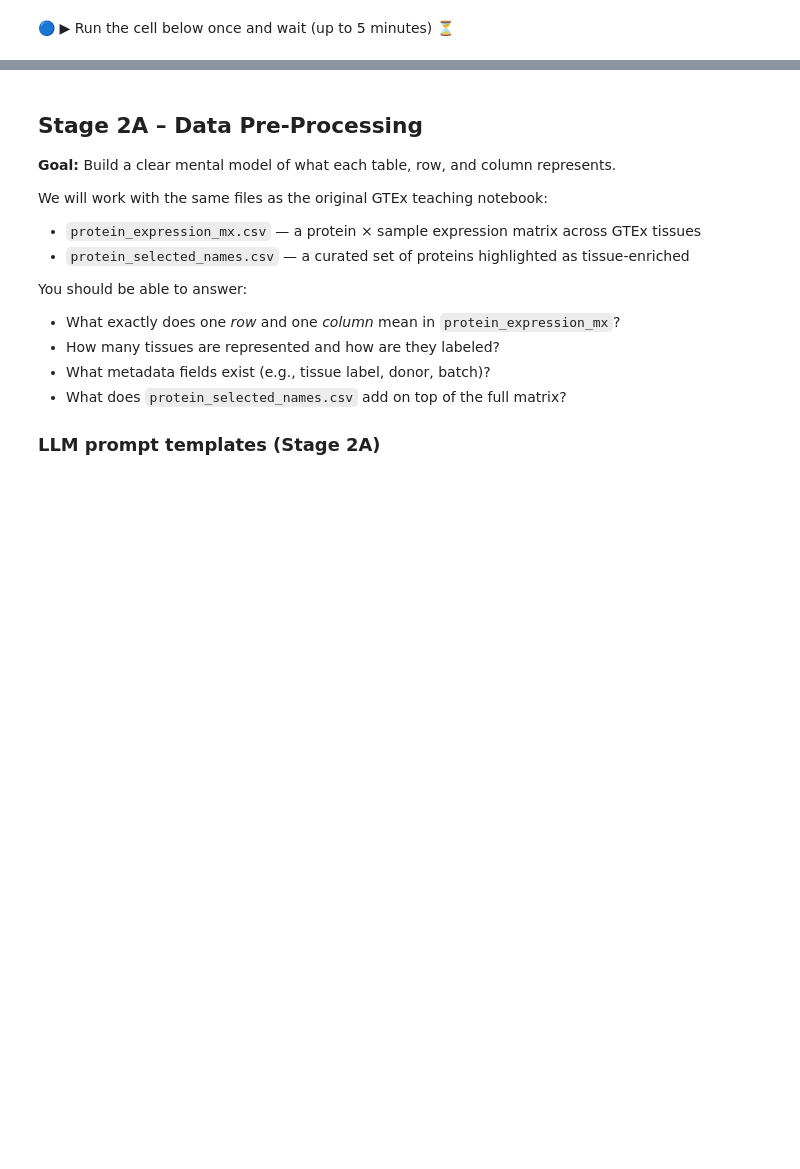
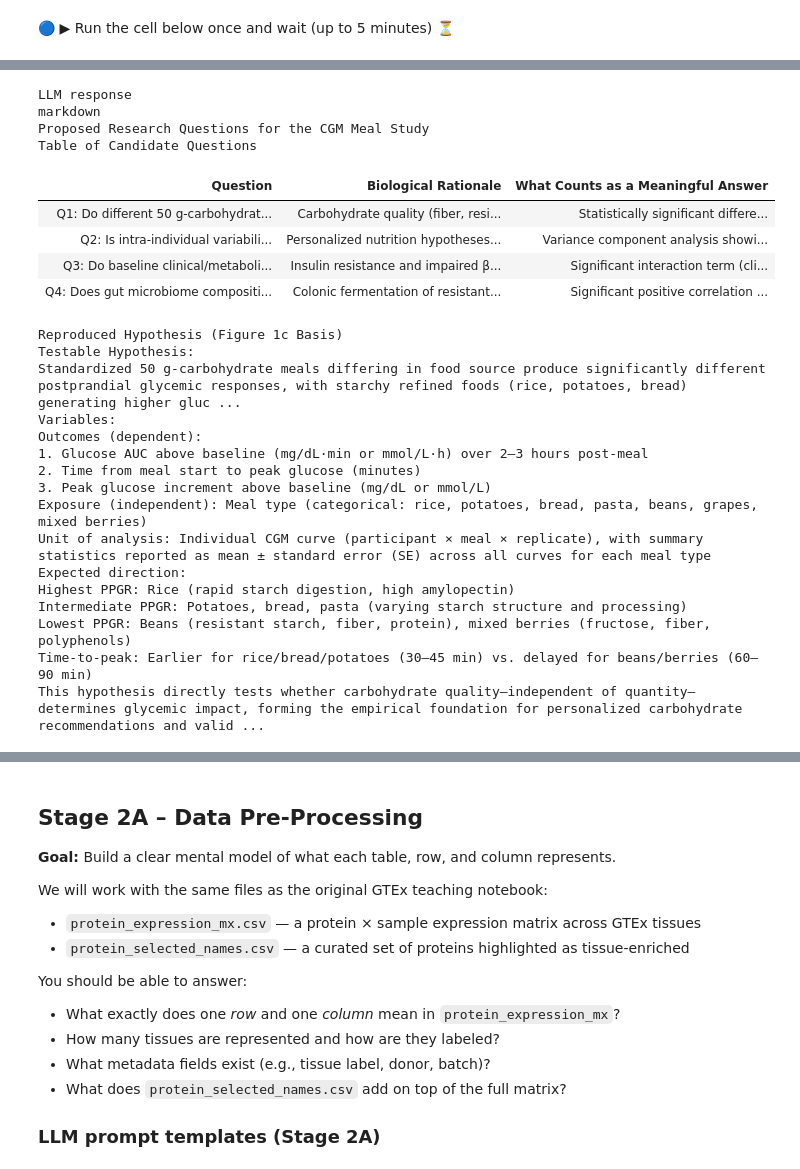
Before and after one commit to nick-allen21/cs273c-proj-spr26, a Jupyter notebook: Algorithmic_Thinking_and_Proteomics_Data_Pretty.ipynb, the cells around one changed output, grey strips where cells are left out. Saved outputs shown, nothing was run; the diff lists cells and outputs as text; code cells hidden in the pictures; blank space fills up the shorter version.

Commit message:
Stage 1: biological question + verification

```diff
--- a/Algorithmic_Thinking_and_Proteomics_Data_Pretty.ipynb
+++ b/Algorithmic_Thinking_and_Proteomics_Data_Pretty.ipynb
@@ -340,16 +330,26 @@ Avoid questions that require metadata not present (e.g., disease status, genotyp
 # %%
 %%sdo_llm --show-reply
 
-Load the GTEx proteomics files:
-- `protein_expression_mx.csv` (protein abundance across multiple human tissues)
-- `protein_selected_names.csv` (curated list of tissue-enriched proteins)
+Study data: continuous glucose monitoring (CGM) curves from 55 participants who each ate
+seven standardized 50 g-carbohydrate meals (rice, potatoes, bread, pasta, beans, grapes,
+mixed berries) in replicate, alongside paired clinical/metabolic and microbiome profiling.
 
 Task:
-- Propose 3–5 precise analysis questions that can be answered using these data.
-- For each question:
-  - Explain why it is biologically interesting.
-  - Describe what kind of result would count as a meaningful or informative answer.
-- Present the questions, rationale, and expected results in a concise summary
-  table (e.g., columns: Question | Biological Rationale | What Counts as a Meaningful Answer).
+- Propose 3-4 precise, answerable questions this dataset can address about postprandial
+  glycemic responses (PPGRs) to different carbohydrate meals.
+- For each: give the biological rationale and what result would count as a meaningful answer.
+- Present as a concise table: Question | Biological Rationale | What Counts as a Meaningful Answer.
 
-For each proposed analysis method, evaluate whether it is suitable for this dataset.
+Then identify the single question we will reproduce (the basis for Figure 1c) and state it
+as one testable hypothesis with explicit variables:
+- Outcomes: glucose AUC above baseline, and time from baseline to peak, per meal.
+- Exposure: meal type (the seven standardized meals).
+- Unit of analysis: per CGM curve (participant x meal x replicate), summarized as
+  mean +/- standard error across all curves for each meal.
+- Expected direction: starchy meals (rice, potatoes, bread) produce higher AUC and earlier/
+  higher peaks than low-glycemic meals (beans, mixed berries), with rice highest overall.
+
+Keep it concise, in prose and one table. Do not run code or fetch URLs.
+
+Paper: Wu et al., Nature Medicine 2025, doi:10.1038/s41591-025-03719-2 (Figure 1c)
+# %% [output]
@@ -356 +357,26 @@ For each proposed analysis method, evaluate whether it is suitable for this data
+LLM response
+markdown
+Proposed Research Questions for the CGM Meal Study
+Table of Candidate Questions
+| Question | Biological Rationale | What Counts as a Meaningful Answer |
+| Q1: Do different 50 g-carbohydrat... | Carbohydrate quality (fiber, resi... | Statistically significant differe... |
+| Q2: Is intra-individual variabili... | Personalized nutrition hypotheses... | Variance component analysis showi... |
+| Q3: Do baseline clinical/metaboli... | Insulin resistance and impaired β... | Significant interaction term (cli... |
+| Q4: Does gut microbiome compositi... | Colonic fermentation of resistant... | Significant positive correlation ... |
+Reproduced Hypothesis (Figure 1c Basis)
+Testable Hypothesis:
+Standardized 50 g-carbohydrate meals differing in food source produce significantly different postprandial glycemic responses, with starchy refined foods (rice, potatoes, bread) generating higher gluc ...
+Variables:
+Outcomes (dependent):
+1. Glucose AUC above baseline (mg/dL·min or mmol/L·h) over 2–3 hours post-meal
+2. Time from meal start to peak glucose (minutes)
+3. Peak glucose increment above baseline (mg/dL or mmol/L)
+Exposure (independent): Meal type (categorical: rice, potatoes, bread, pasta, beans, grapes, mixed berries)
+Unit of analysis: Individual CGM curve (participant × meal × replicate), with summary statistics reported as mean ± standard error (SE) across all curves for each meal type
+Expected direction:
+Highest PPGR: Rice (rapid starch digestion, high amylopectin)
+Intermediate PPGR: Potatoes, bread, pasta (varying starch structure and processing)
+Lowest PPGR: Beans (resistant starch, fiber, protein), mixed berries (fructose, fiber, polyphenols)
+Time-to-peak: Earlier for rice/bread/potatoes (30–45 min) vs. delayed for beans/berries (60–90 min)
+This hypothesis directly tests whether carbohydrate quality—independent of quantity—determines glycemic impact, forming the empirical foundation for personalized carbohydrate recommendations and valid ...
 # %% [markdown]
```
Also changed, not shown: parts of 4 cells of this notebook.
